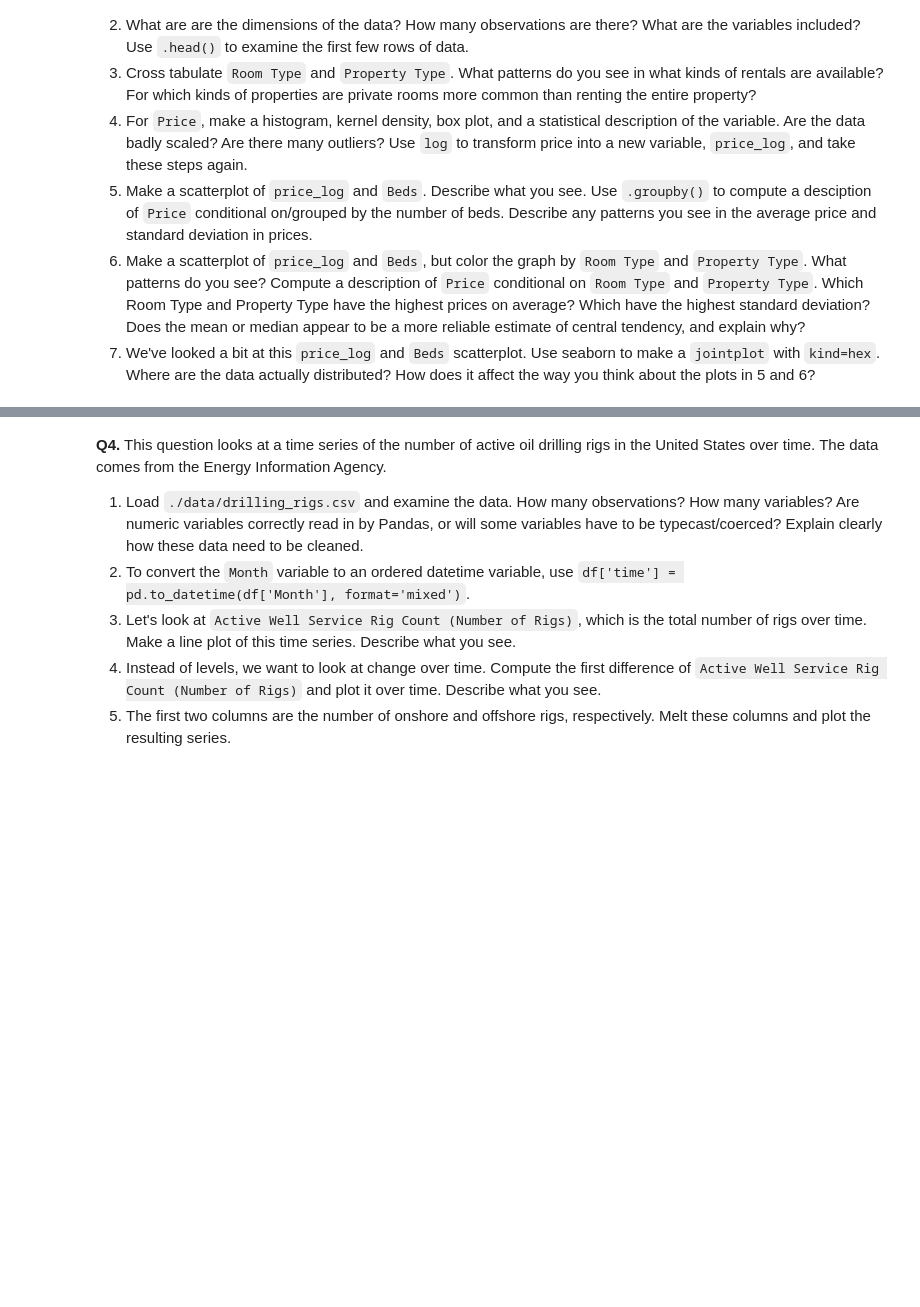
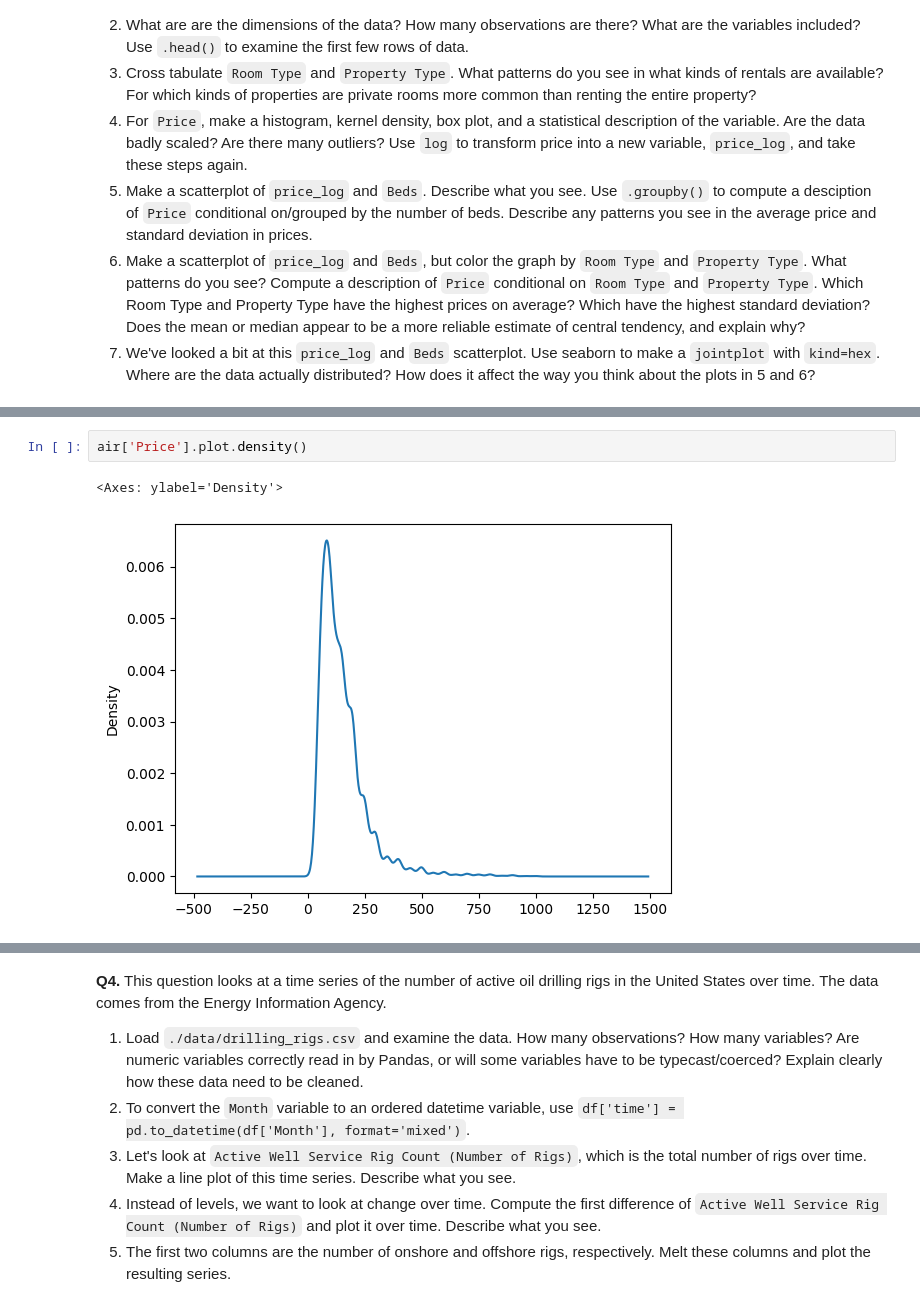
Before and after one commit to fwx5ax/EDA, a Jupyter notebook: assignment/assignment.ipynb, the cells around one changed output, grey strips where cells are left out. Saved outputs shown, nothing was run; the diff lists cells and outputs as text; blank space fills up the shorter version.

```diff
--- a/assignment/assignment.ipynb
+++ b/assignment/assignment.ipynb
@@ -224,0 +280,5 @@ plt.show()
+# %%
+air['Price'].plot.density()
+# %% [output]
+<Axes: ylabel='Density'>
+[figure, added]
```
Also changed, not shown: parts of 13 cells of this notebook.
